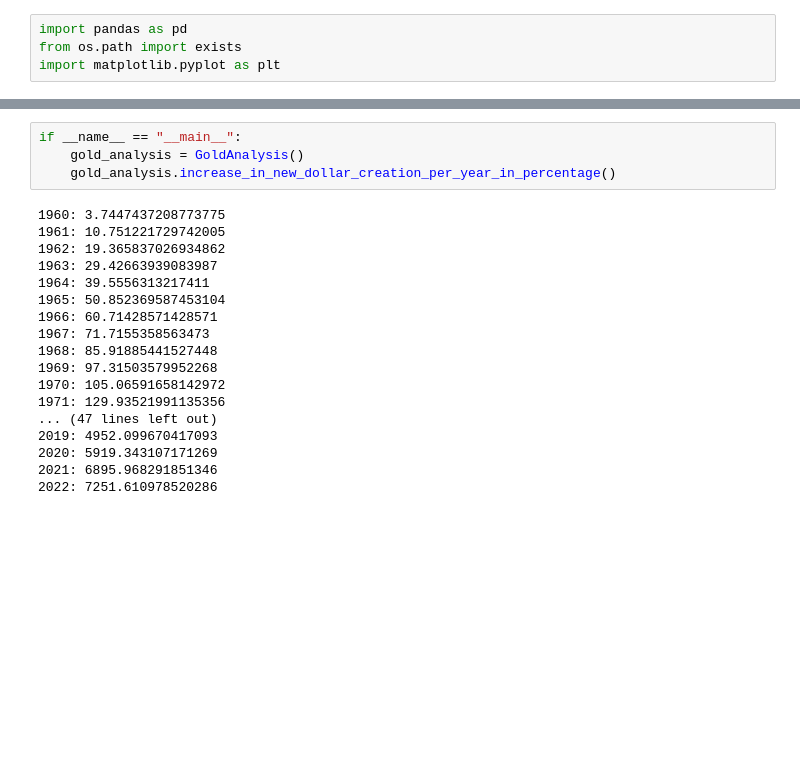
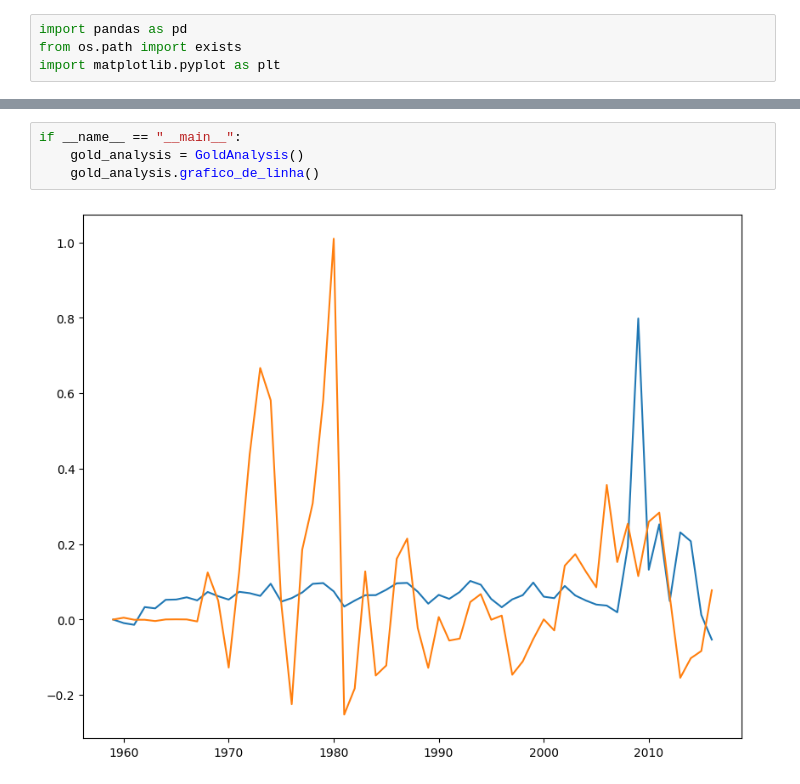
Before and after one commit to SamuelBarbosaDev/Gold_Analysis_DataScience, a Jupyter notebook: core/core/main.ipynb, the cells around one changed output, grey strips where cells are left out. Drawn from its saved outputs; the diff is of its cells as text; blank space fills up the shorter version.

```diff
--- a/core/core/main.ipynb
+++ b/core/core/main.ipynb
@@ -157,22 +202,6 @@ class GoldAnalysis():
 # %%
 if __name__ == "__main__":
     gold_analysis = GoldAnalysis()
-    gold_analysis.increase_in_new_dollar_creation_per_year_in_percentage()
+    gold_analysis.grafico_de_linha()
 # %% [output]
-1960: 3.7447437208773775
-1961: 10.751221729742005
-1962: 19.365837026934862
-1963: 29.42663939083987
-1964: 39.5556313217411
-1965: 50.852369587453104
-1966: 60.71428571428571
-1967: 71.7155358563473
-1968: 85.91885441527448
-1969: 97.31503579952268
-1970: 105.06591658142972
-1971: 129.93521991135356
-... (47 lines left out)
-2019: 4952.099670417093
-2020: 5919.343107171269
-2021: 6895.968291851346
-2022: 7251.610978520286
+[figure, added]
```
Also changed, not shown: parts of 1 cell of this notebook.
